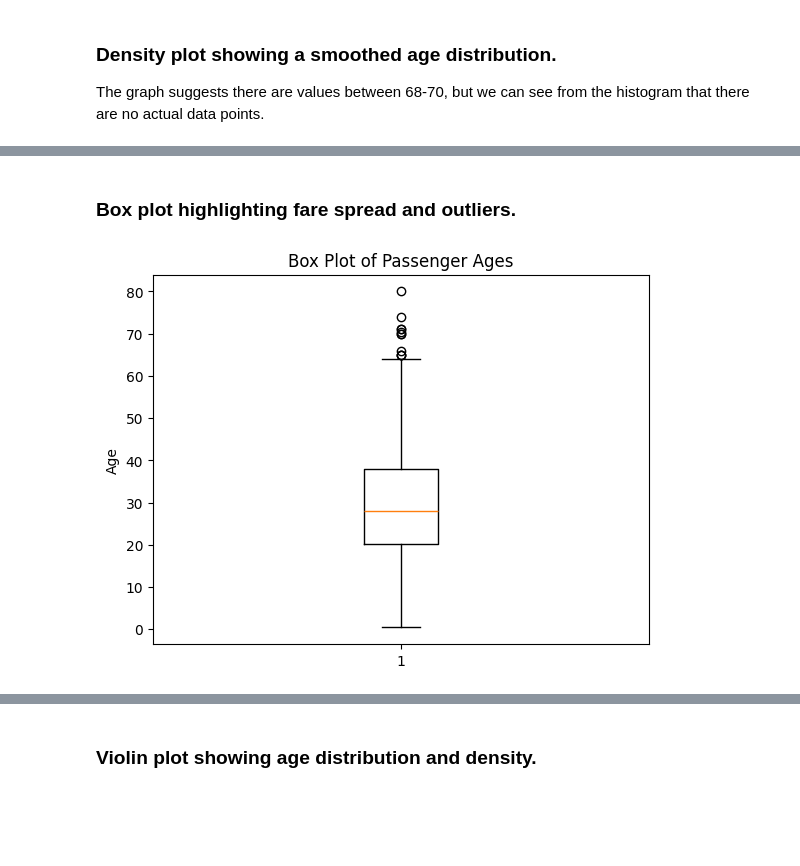
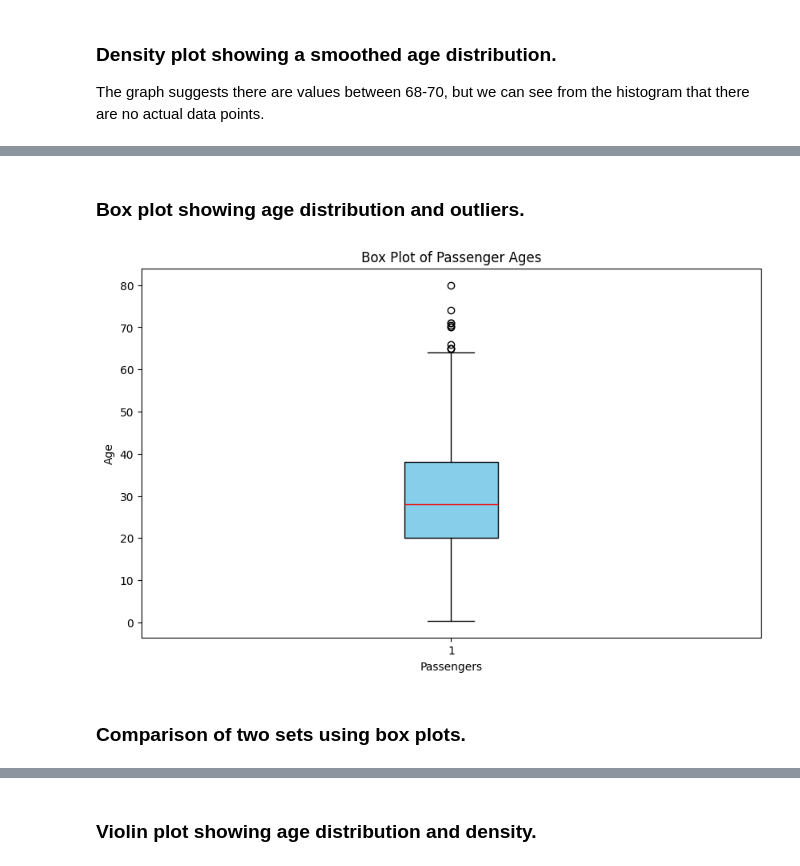
Before and after one commit to kente-7/python-graph-examples, a Jupyter notebook: titanic_data_visualization.ipynb, the cells around one changed output, grey strips where cells are left out. Cells and saved outputs as stored; diff of their text form; code cells hidden in the pictures; blank space fills up the shorter version.

```diff
--- a/titanic_data_visualization.ipynb
+++ b/titanic_data_visualization.ipynb
@@ -75,10 +98,13 @@ plt.show()
 # %% [markdown]
-### Box plot highlighting fare spread and outliers.
+### Box plot showing age distribution and outliers.
 # %%
-plt.figure()
-plt.boxplot(age)
+plt.figure(figsize=(10, 6))
+plt.boxplot(age, patch_artist=True, boxprops=dict(facecolor='skyblue'), medianprops=dict(color='red'), whiskerprops=dict(color='black'), capprops=dict(color='black'))
+plt.xlabel('Passengers')
 plt.ylabel('Age')
 plt.title('Box Plot of Passenger Ages')
 plt.show()
 # %% [output]
-[figure, old version]
+[figure, new version]
+# %% [markdown]
+### Comparison of two sets using box plots.
```
Also changed, not shown: parts of 14 cells of this notebook.
